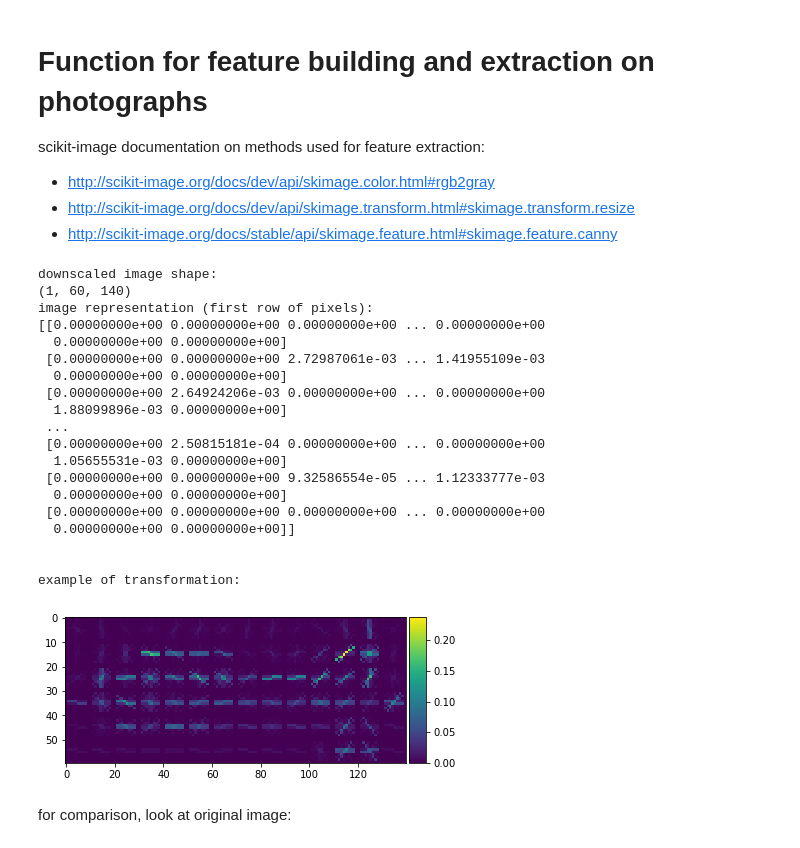
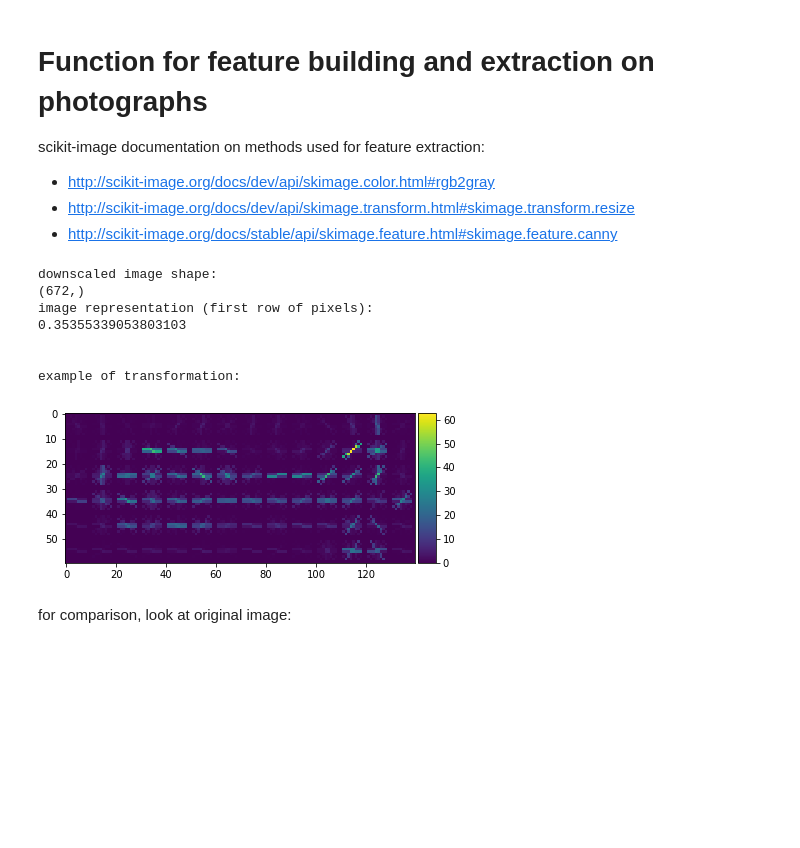
Before and after one commit to ehmiehah/ml, a Jupyter notebook: final_assignment_2/planeimages_first_full_iteration - Copy.ipynb, the cells around one changed output. Saved outputs shown, nothing was run; the diff lists cells and outputs as text; code cells hidden in the pictures; blank space fills up the shorter version.

```diff
--- a/final_assignment_2/planeimages_first_full_iteration - Copy.ipynb
+++ b/final_assignment_2/planeimages_first_full_iteration - Copy.ipynb
@@ -75,53 +75,41 @@ dims = (15, 35) # 25% of the original size, 525 pixels
 def image_manipulation(imname, imgs_path, imview=False):
     warnings.filterwarnings('ignore')
     imname = imgs_path + imname + '.png'
-    img_raw = io.imread(imname, as_gray=True)
+    img_raw = io.imread(imname)
     downscaled = transform.resize(img_raw, (dims[0], dims[1])) # downscaling the images
 
     fd, hog_image = hog(img_raw, orientations=8, pixels_per_cell=(10,10),
                        cells_per_block=(1, 1), visualize=True)
     final_image = np.array([hog_image])
 
     if imview==True:
          io.imshow(hog_image)
     warnings.filterwarnings('always')
-    return final_image
+    return fd #or final_image
 
 
 
 
 
 
 
 # test the function, look at input/output
 test_image = image_manipulation('2017-08-25T23+24+13_390Z', ci_path, True)
 print('downscaled image shape: ')
 print(test_image.shape)
 print('image representation (first row of pixels): ')
 print(test_image[0])
 print('\n')
 print('example of transformation: ')
 # %% [output]
 downscaled image shape:
-(1, 60, 140)
+(672,)
 image representation (first row of pixels):
-[[0.00000000e+00 0.00000000e+00 0.00000000e+00 ... 0.00000000e+00
-  0.00000000e+00 0.00000000e+00]
- [0.00000000e+00 0.00000000e+00 2.72987061e-03 ... 1.41955109e-03
-  0.00000000e+00 0.00000000e+00]
- [0.00000000e+00 2.64924206e-03 0.00000000e+00 ... 0.00000000e+00
-  1.88099896e-03 0.00000000e+00]
- ...
- [0.00000000e+00 2.50815181e-04 0.00000000e+00 ... 0.00000000e+00
-  1.05655531e-03 0.00000000e+00]
- [0.00000000e+00 0.00000000e+00 9.32586554e-05 ... 1.12333777e-03
-  0.00000000e+00 0.00000000e+00]
- [0.00000000e+00 0.00000000e+00 0.00000000e+00 ... 0.00000000e+00
-  0.00000000e+00 0.00000000e+00]]
+0.35355339053803103
 
 
 example of transformation:
-[figure, old version]
+[figure, new version]
 # %% [markdown]
 for comparison, look at original image:
 # %%
```
Also changed, not shown: parts of 9 cells of this notebook.
